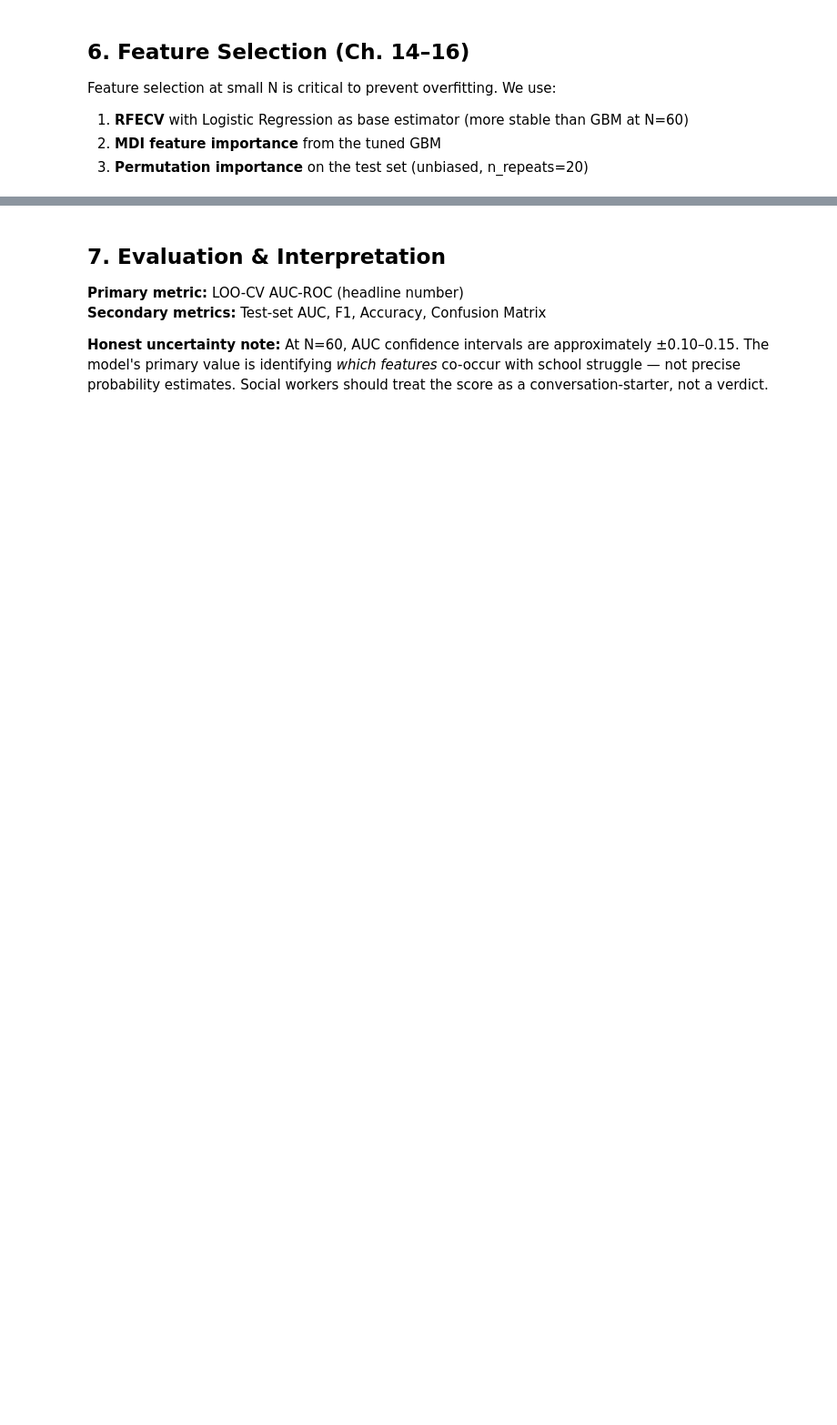
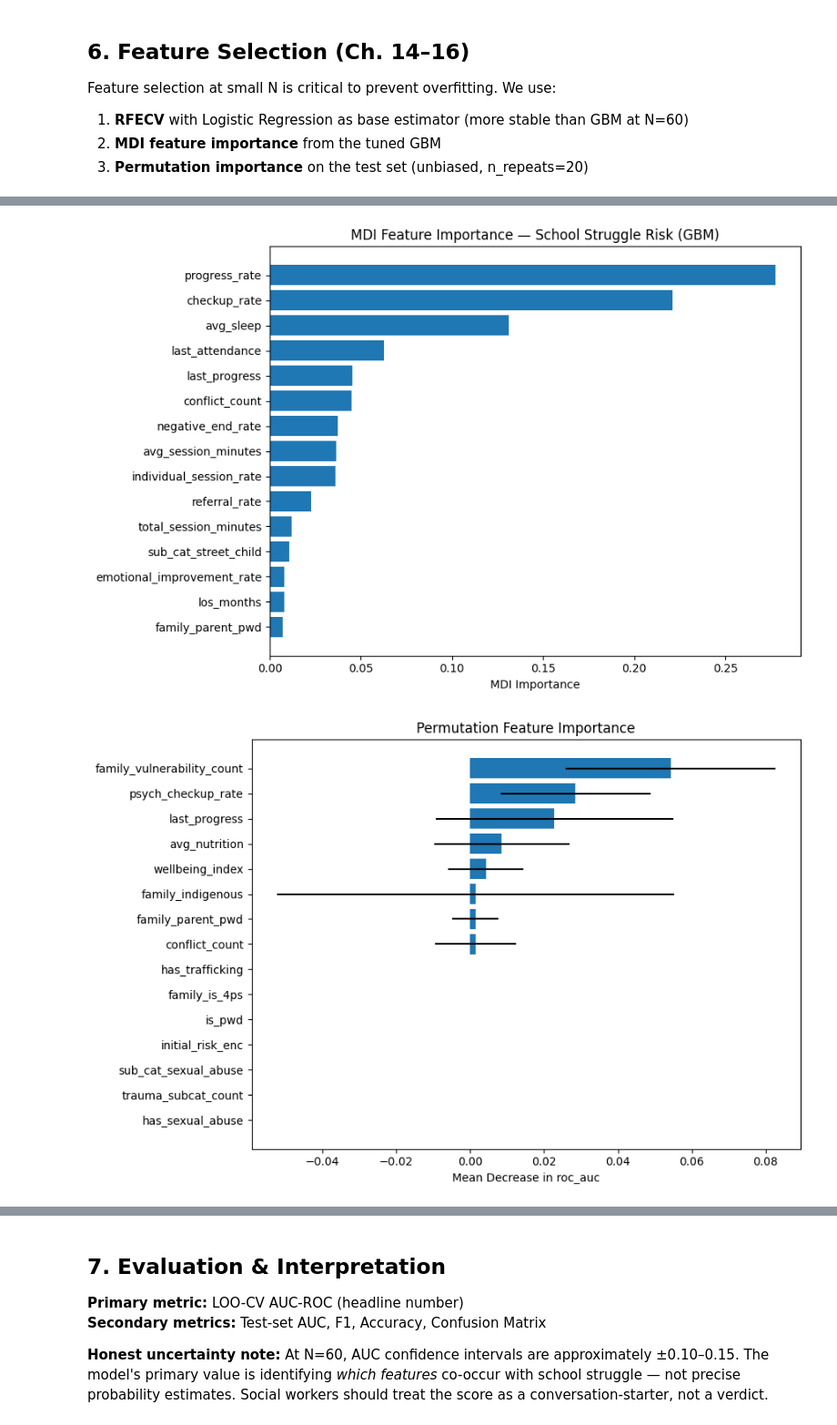
Before and after one commit to d-rex14/intex2, a Jupyter notebook: ml-pipelines/school-struggle-risk.ipynb, the cells around one changed output, grey strips where cells are left out. Shown at 91% size. Drawn from its saved outputs; the diff is of its cells as text; code cells hidden in the pictures; blank space fills up the shorter version.

```diff
--- a/ml-pipelines/school-struggle-risk.ipynb
+++ b/ml-pipelines/school-struggle-risk.ipynb
@@ -48,7 +48,7 @@ from sklearn.model_selection import LeaveOneOut, cross_val_score, StratifiedKFol
 import warnings
 warnings.filterwarnings('ignore')
 
-DATA_DIR     = Path('../data/lighthouse_csv_v7')
+DATA_DIR     = Path('../data/raw')
 RANDOM_STATE = 42
 TARGET       = 'school_struggle'
 # %%
@@ -304,6 +343,9 @@ df = df.merge(inc_agg, on='resident_id', how='left')
 INC_COLS = [c for c in inc_agg.columns if c != 'resident_id']
 df[INC_COLS] = df[INC_COLS].fillna(0)
 
+# Aggregates used only to build TARGET — drop before any modeling / EDA on predictors
+df = df.drop(columns=[c for c in ['mean_attendance', 'mean_progress'] if c in df.columns], errors='ignore')
+
 print('Final matrix shape:', df.shape)
 print('\nMissing values:')
 missing = df.isnull().sum()
@@ -550,21 +738,25 @@ print(f'Selected features ({len(selected_features)}): {selected_features}')
 # %%
 # ── MDI feature importance from GBM (Ch. 14, 16) ─────────────────────────────
 best_gb.fit(X_train, y_train)
 feature_importance_plot(
     best_gb.named_steps['model'],
     feature_names_out,
     top_n=15,
     title='MDI Feature Importance \u2014 School Struggle Risk (GBM)'
 )
 
 # ── Permutation importance on TEST data (unbiased, Ch. 16) ───────────────────
+# Preprocessed matrix matches final estimator only (Pipeline expects raw DataFrame with 81 cols)
 pfi = permutation_importance_report(
-    best_gb, X_test_prep, y_test,
+    best_gb.named_steps['model'], X_test_prep, y_test,
     feature_names_out,
     n_repeats=20,
     scoring='roc_auc',
     top_n=15
 )
+# %% [output]
+[figure, added]
+[figure, added]
 # %%
 # ── Logistic regression coefficient plot (Ch. 13) ─────────────────────────────
 best_lr.fit(X_train, y_train)
```
Also changed, not shown: parts of 29 cells of this notebook, 23 other files.
